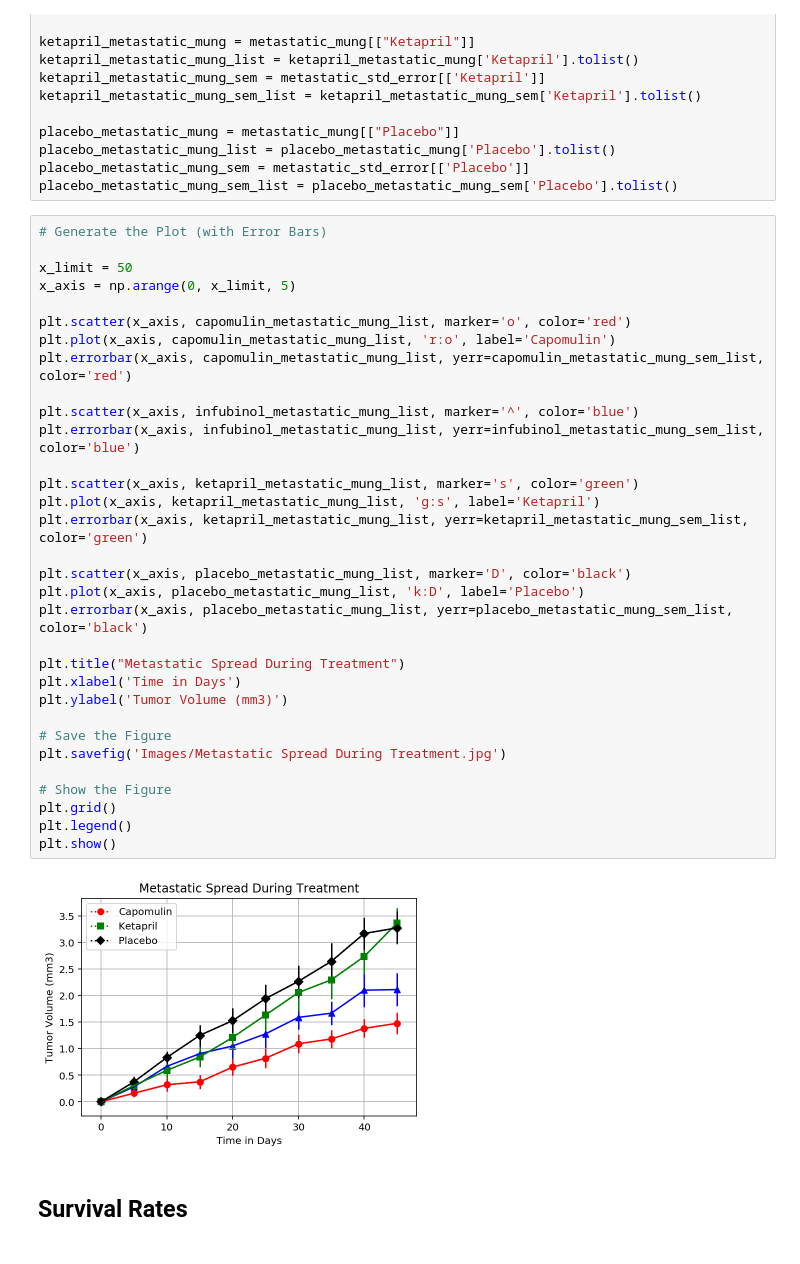
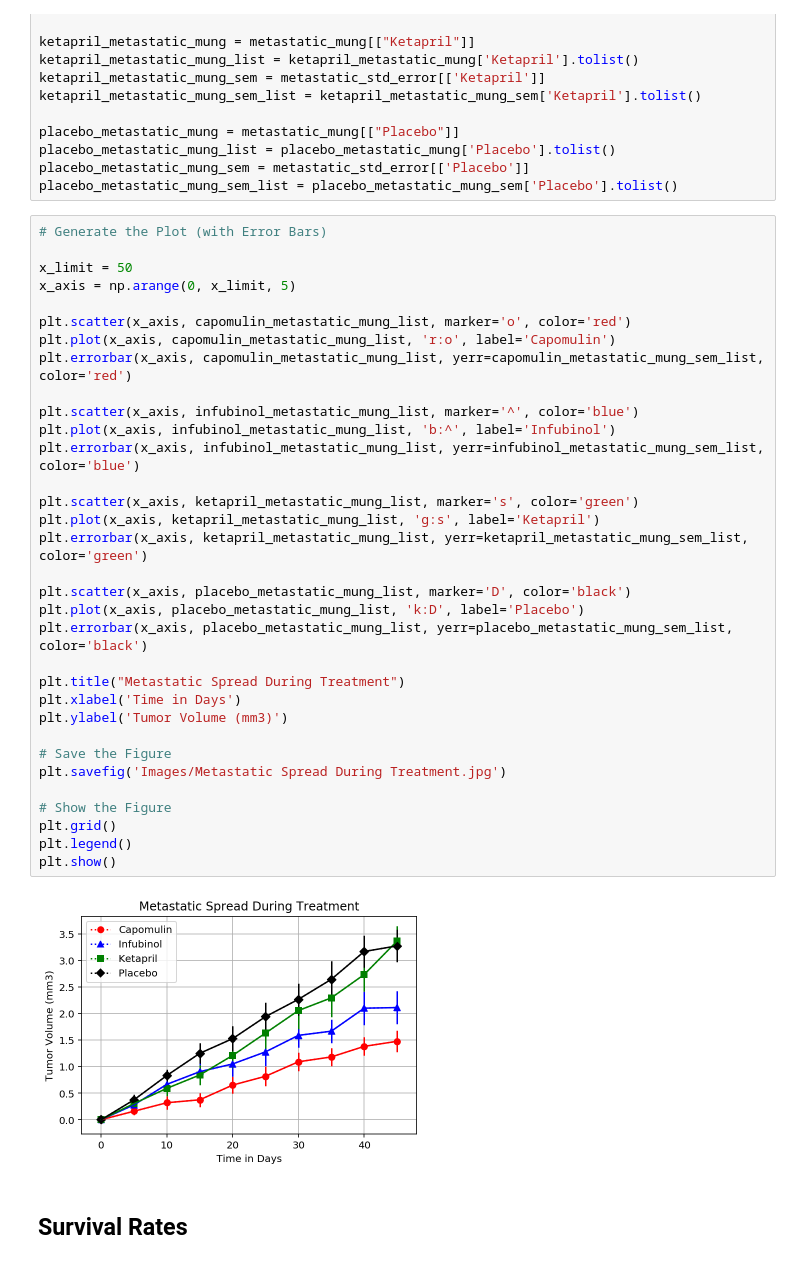
Before and after one commit to krithikaragha/Pymaceuticals, a Jupyter notebook: pymaceuticals.ipynb, the cells around one changed output. Saved outputs shown, nothing was run; the diff lists cells and outputs as text.

```diff
--- a/pymaceuticals.ipynb
+++ b/pymaceuticals.ipynb
@@ -246,34 +246,35 @@ placebo_metastatic_mung_sem_list = placebo_metastatic_mung_sem['Placebo'].tolist
 x_limit = 50
 x_axis = np.arange(0, x_limit, 5)
 
 plt.scatter(x_axis, capomulin_metastatic_mung_list, marker='o', color='red')
 plt.plot(x_axis, capomulin_metastatic_mung_list, 'r:o', label='Capomulin')
 plt.errorbar(x_axis, capomulin_metastatic_mung_list, yerr=capomulin_metastatic_mung_sem_list, color='red')
 
 plt.scatter(x_axis, infubinol_metastatic_mung_list, marker='^', color='blue')
+plt.plot(x_axis, infubinol_metastatic_mung_list, 'b:^', label='Infubinol')
 plt.errorbar(x_axis, infubinol_metastatic_mung_list, yerr=infubinol_metastatic_mung_sem_list, color='blue')
 
 plt.scatter(x_axis, ketapril_metastatic_mung_list, marker='s', color='green')
 plt.plot(x_axis, ketapril_metastatic_mung_list, 'g:s', label='Ketapril')
 plt.errorbar(x_axis, ketapril_metastatic_mung_list, yerr=ketapril_metastatic_mung_sem_list, color='green')
 
 plt.scatter(x_axis, placebo_metastatic_mung_list, marker='D', color='black')
 plt.plot(x_axis, placebo_metastatic_mung_list, 'k:D', label='Placebo')
 plt.errorbar(x_axis, placebo_metastatic_mung_list, yerr=placebo_metastatic_mung_sem_list, color='black')
 
 plt.title("Metastatic Spread During Treatment")
 plt.xlabel('Time in Days')
 plt.ylabel('Tumor Volume (mm3)')
 
 # Save the Figure
 plt.savefig('Images/Metastatic Spread During Treatment.jpg')
 
 # Show the Figure
 plt.grid()
 plt.legend()
 plt.show()
 # %% [output]
-[figure, old version]
+[figure, new version]
 # %% [markdown]
 ## Survival Rates
 # %%
```
